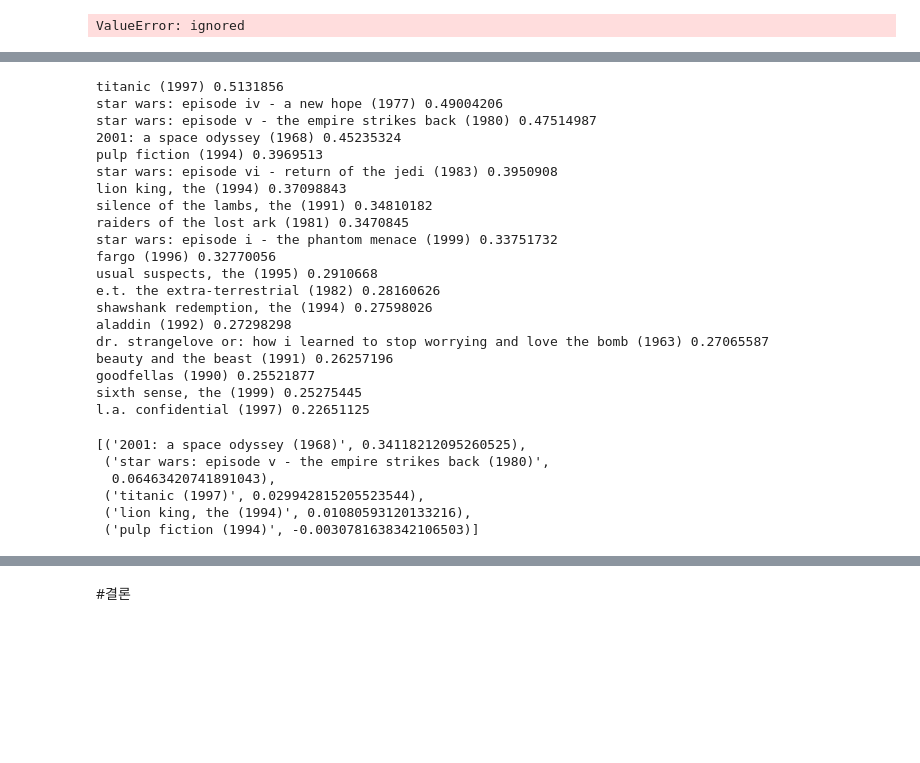
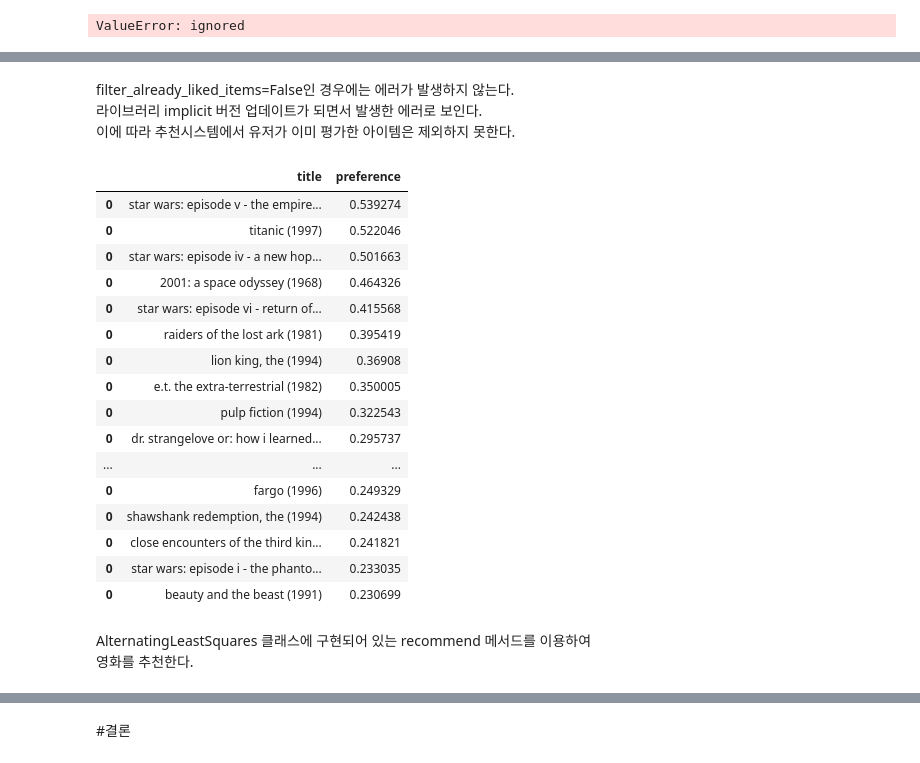
Before and after one commit to minseok0809/aiffel-ai-project, a Jupyter notebook: ai-study/[E_15]RecommenderSystem(Movie).ipynb, the cells around one changed output, grey strips where cells are left out. Cells and saved outputs as stored; diff of their text form; code cells hidden in the pictures; blank space fills up the shorter version.

```diff
--- a/ai-study/[E_15]RecommenderSystem(Movie).ipynb
+++ b/ai-study/[E_15]RecommenderSystem(Movie).ipynb
@@ -506,26 +572,2 @@ new_user = list(user_to_idx.items())[-3][0]
 # %%
 movies_recommended = als_model.recommend(new_user, csr_data, N=20, filter_already_liked_items=False)
-# %%
-for i in range(20):
-  print(idx_to_title[movies_recommended[0][i]], movies_recommended[1][i])
-# %% [output]
-titanic (1997) 0.5131856
-star wars: episode iv - a new hope (1977) 0.49004206
-star wars: episode v - the empire strikes back (1980) 0.47514987
-2001: a space odyssey (1968) 0.45235324
-pulp fiction (1994) 0.3969513
-star wars: episode vi - return of the jedi (1983) 0.3950908
-lion king, the (1994) 0.37098843
-silence of the lambs, the (1991) 0.34810182
-raiders of the lost ark (1981) 0.3470845
-star wars: episode i - the phantom menace (1999) 0.33751732
-fargo (1996) 0.32770056
-usual suspects, the (1995) 0.2910668
-e.t. the extra-terrestrial (1982) 0.28160626
-shawshank redemption, the (1994) 0.27598026
-aladdin (1992) 0.27298298
-dr. strangelove or: how i learned to stop worrying and love the bomb (1963) 0.27065587
-beauty and the beast (1991) 0.26257196
-goodfellas (1990) 0.25521877
-sixth sense, the (1999) 0.25275445
-l.a. confidential (1997) 0.22651125
@@ -535,9 +574,39 @@ explain = als_model.explain(new_user, csr_data, itemid=odyssey)
-# %%
-[(idx_to_title[i[0]], i[1]) for i in explain[1]]
-# %% [output]
-[('2001: a space odyssey (1968)', 0.34118212095260525),
- ('star wars: episode v - the empire strikes back (1980)',
-  0.06463420741891043),
- ('titanic (1997)', 0.029942815205523544),
- ('lion king, the (1994)', 0.01080593120133216),
- ('pulp fiction (1994)', -0.0030781638342106503)]
+# %% [markdown]
+filter_already_liked_items=False인 경우에는 에러가 발생하지 않는다.
+<br/>라이브러리 implicit 버전 업데이트가 되면서 발생한 에러로 보인다.
+<br/>이에 따라 추천시스템에서 유저가 이미 평가한 아이템은 제외하지 못한다.
+# %%
+favorite_recommended = pd.DataFrame(index=range(0, 1), columns = {'0'})
+
+for i in range(20):
+  favorite_recommended_list = []
+  favorite_recommended_list.append(idx_to_title[movies_recommended[0][i]])
+  favorite_recommended_list.append(movies_recommended[1][i])
+  favorite_recommended_df = pd.DataFrame(favorite_recommended_list).transpose()
+  favorite_recommended =  favorite_recommended.append(favorite_recommended_df)
+
+favorite_movie_recommended = favorite_recommended.iloc[1:, :-1]
+favorite_movie_recommended.columns = ['title', 'preference']
+# %%
+favorite_movie_recommended
+# %% [output]
+|  | title | preference |
+| 0 | star wars: episode v - the empire... | 0.539274 |
+| 0 | titanic (1997) | 0.522046 |
+| 0 | star wars: episode iv - a new hop... | 0.501663 |
+| 0 | 2001: a space odyssey (1968) | 0.464326 |
+| 0 | star wars: episode vi - return of... | 0.415568 |
+| 0 | raiders of the lost ark (1981) | 0.395419 |
+| 0 | lion king, the (1994) | 0.36908 |
+| 0 | e.t. the extra-terrestrial (1982) | 0.350005 |
+| 0 | pulp fiction (1994) | 0.322543 |
+| 0 | dr. strangelove or: how i learned... | 0.295737 |
+| ... | ... | ... |
+| 0 | fargo (1996) | 0.249329 |
+| 0 | shawshank redemption, the (1994) | 0.242438 |
+| 0 | close encounters of the third kin... | 0.241821 |
+| 0 | star wars: episode i - the phanto... | 0.233035 |
+| 0 | beauty and the beast (1991) | 0.230699 |
+# %% [markdown]
+AlternatingLeastSquares 클래스에 구현되어 있는 recommend 메서드를 이용하여
+<br/>영화를 추천한다.
```
Also changed, not shown: parts of 25 cells of this notebook.
